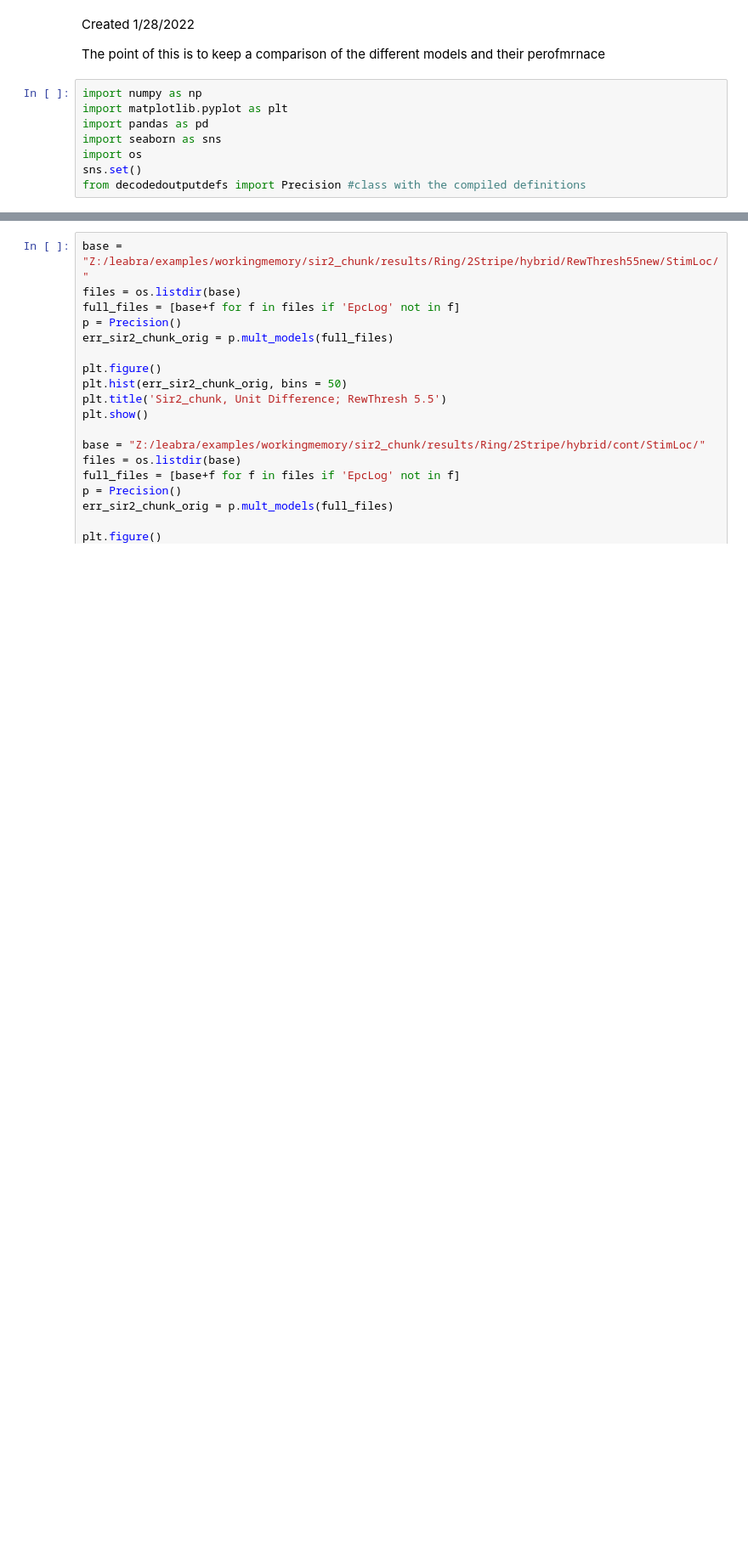
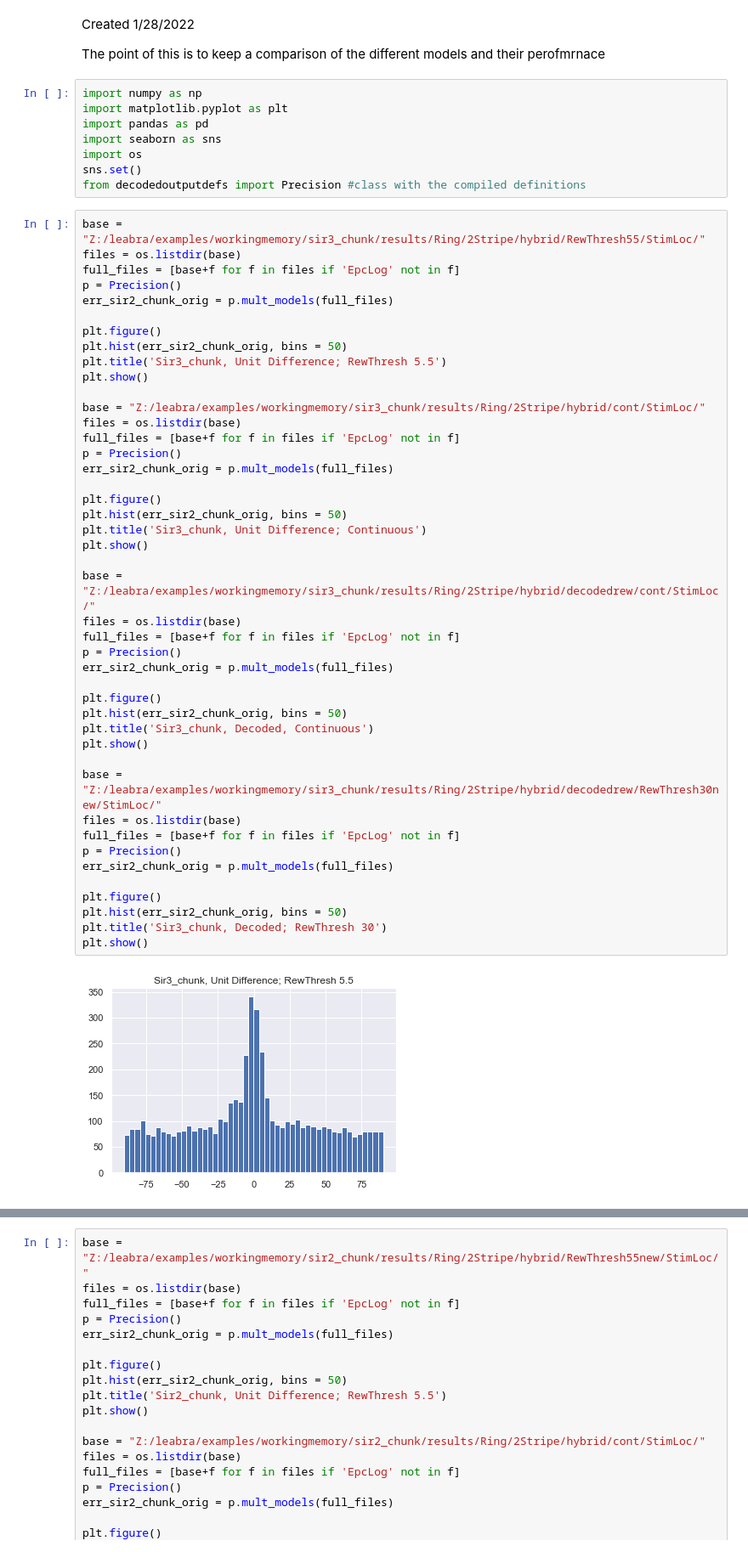
Before and after one commit to AneriSoni/workingmemory, a Jupyter notebook: analysis/ModelComparisons.ipynb, the cells around one changed output, grey strips where cells are left out. Shown: that part at 85% size. Saved outputs shown, nothing was run; the diff lists cells and outputs as text; blank space fills up the shorter version.

Commit message:
unified all models into 1 code, just change task type and task chunklay

```diff
--- a/analysis/ModelComparisons.ipynb
+++ b/analysis/ModelComparisons.ipynb
@@ -10,3 +10,49 @@ import seaborn as sns
 import os
 sns.set()
 from decodedoutputdefs import Precision #class with the compiled definitions
+# %%
+base = "Z:/leabra/examples/workingmemory/sir3_chunk/results/Ring/2Stripe/hybrid/RewThresh55/StimLoc/"
+files = os.listdir(base)
+full_files = [base+f for f in files if 'EpcLog' not in f]
+p = Precision()
+err_sir2_chunk_orig = p.mult_models(full_files)
+
+plt.figure()
+plt.hist(err_sir2_chunk_orig, bins = 50)
+plt.title('Sir3_chunk, Unit Difference; RewThresh 5.5')
+plt.show()
+
+base = "Z:/leabra/examples/workingmemory/sir3_chunk/results/Ring/2Stripe/hybrid/cont/StimLoc/"
+files = os.listdir(base)
+full_files = [base+f for f in files if 'EpcLog' not in f]
+p = Precision()
+err_sir2_chunk_orig = p.mult_models(full_files)
+
+plt.figure()
+plt.hist(err_sir2_chunk_orig, bins = 50)
+plt.title('Sir3_chunk, Unit Difference; Continuous')
+plt.show()
+
+base = "Z:/leabra/examples/workingmemory/sir3_chunk/results/Ring/2Stripe/hybrid/decodedrew/cont/StimLoc/"
+files = os.listdir(base)
+full_files = [base+f for f in files if 'EpcLog' not in f]
+p = Precision()
+err_sir2_chunk_orig = p.mult_models(full_files)
+
+plt.figure()
+plt.hist(err_sir2_chunk_orig, bins = 50)
+plt.title('Sir3_chunk, Decoded, Continuous')
+plt.show()
+
+base = "Z:/leabra/examples/workingmemory/sir3_chunk/results/Ring/2Stripe/hybrid/decodedrew/RewThresh30new/StimLoc/"
+files = os.listdir(base)
+full_files = [base+f for f in files if 'EpcLog' not in f]
+p = Precision()
+err_sir2_chunk_orig = p.mult_models(full_files)
+
+plt.figure()
+plt.hist(err_sir2_chunk_orig, bins = 50)
+plt.title('Sir3_chunk, Decoded; RewThresh 30')
+plt.show()
+# %% [output]
+[figure, added]
```
Also changed, not shown: parts of 3 cells of this notebook, 4 other files.
